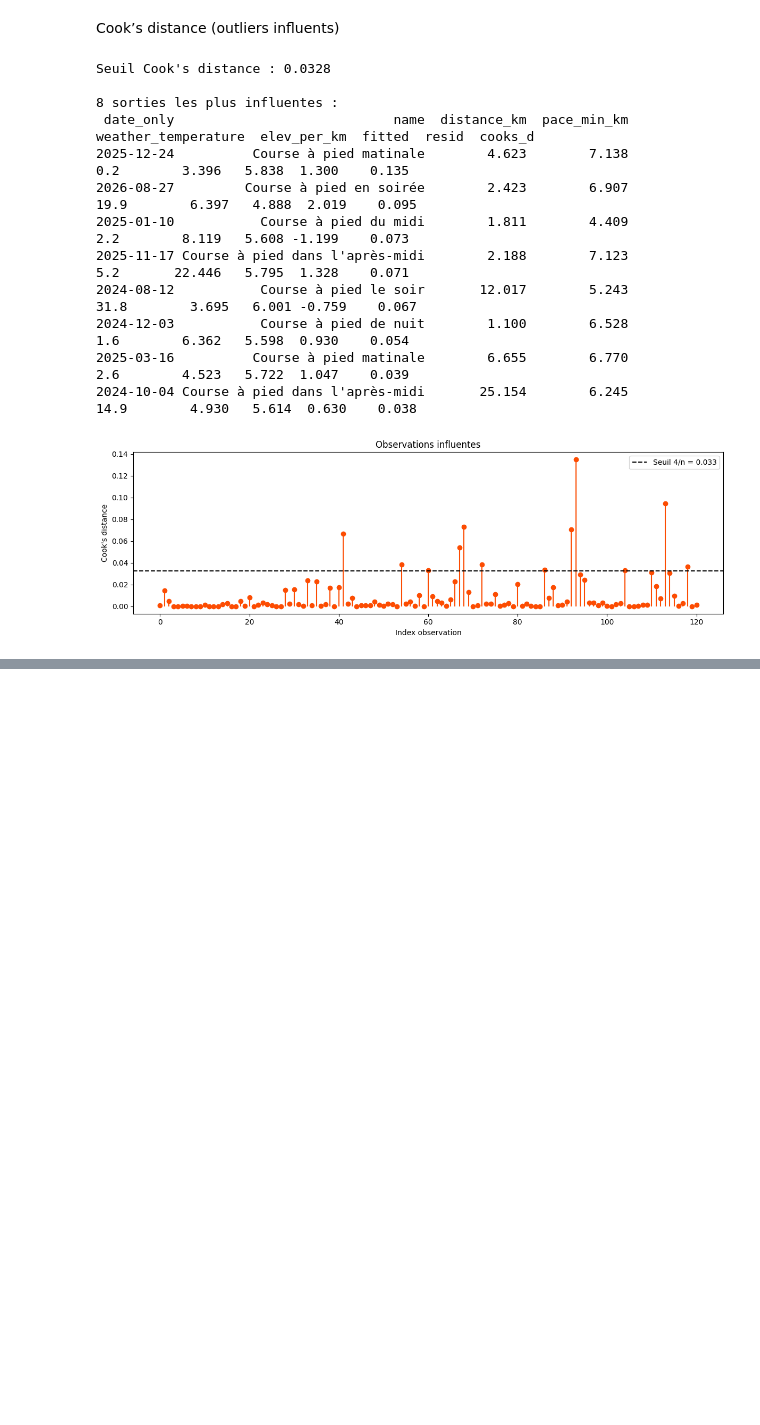
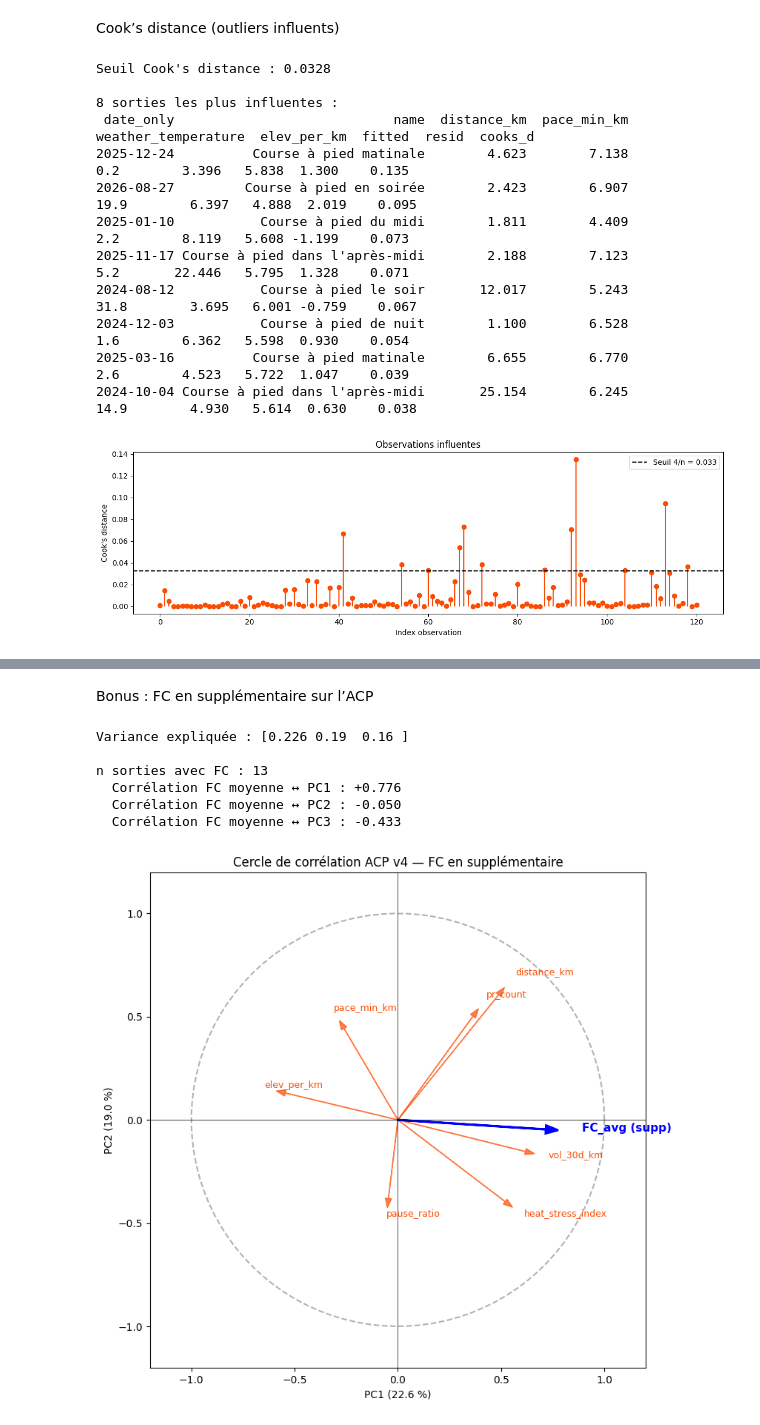
Before and after one commit to dslaskibert/StravAnalytics, a Jupyter notebook: notebooks/07_regression_multiple.ipynb, the cells around one changed output, grey strips where cells are left out. Cells and saved outputs as stored; diff of their text form; code cells hidden in the pictures; blank space fills up the shorter version.

```diff
--- a/notebooks/07_regression_multiple.ipynb
+++ b/notebooks/07_regression_multiple.ipynb
@@ -295,0 +614,76 @@ Seuil Cook's distance : 0.0328
+# %% [markdown]
+Bonus : FC en supplémentaire sur l’ACP
+# %%
+# Charger les loadings et scores de l'ACP v4 depuis le notebook 05
+# Si tu as déjà la projection ACP v4 en mémoire ou sur disque, utilise-la directement
+# Sinon on refait rapidement :
+
+from sklearn.preprocessing import StandardScaler
+from sklearn.decomposition import PCA
+
+ACTIVE_V4 = ["distance_km", "pace_min_km", "elev_per_km", "pause_ratio",
+             "pr_count", "weather_temperature", "vol_30d_km"]
+
+# Recalculer heat_stress_index pour cohérence v4 (gardé en var active dans ACP)
+dfm["heat_stress_index"] = dfm["weather_temperature"] * (1 + dfm["weather_humidity"] / 100)
+ACTIVE_V4_HSI = ["distance_km", "pace_min_km", "elev_per_km", "pause_ratio",
+                 "pr_count", "heat_stress_index", "vol_30d_km"]
+
+X_act = dfm[ACTIVE_V4_HSI].dropna()
+scaler = StandardScaler()
+X_std = scaler.fit_transform(X_act)
+pca = PCA(n_components=3)
+scores = pca.fit_transform(X_std)
+print("Variance expliquée :", np.round(pca.explained_variance_ratio_, 3))
+
+# FC en supplémentaire : corrélation avec les scores
+# Attention : seulement les 13 sorties avec HR
+has_hr = dfm.loc[X_act.index, "average_heartrate"].notna()
+hr = dfm.loc[X_act.index, "average_heartrate"]
+print(f"\nn sorties avec FC : {has_hr.sum()}")
+
+for i in range(3):
+    corr = np.corrcoef(scores[has_hr.values, i], hr[has_hr].values)[0, 1]
+    print(f"  Corrélation FC moyenne ↔ PC{i+1} : {corr:+.3f}")
+
+# Projection dans le cercle de corrélation
+# Coordonnée de FC dans le cercle = corr avec chaque PC
+hr_proj = [np.corrcoef(scores[has_hr.values, i], hr[has_hr].values)[0, 1] for i in range(2)]
+
+# Figure cercle de corrélation PC1-PC2 avec variables actives + FC supp
+fig, ax = plt.subplots(figsize=(8, 8))
+# Cercle unité
+theta = np.linspace(0, 2*np.pi, 100)
+ax.plot(np.cos(theta), np.sin(theta), "k--", alpha=0.3)
+ax.axhline(0, color="k", lw=0.5)
+ax.axvline(0, color="k", lw=0.5)
+
+# Variables actives (loadings)
+loadings = pca.components_.T * np.sqrt(pca.explained_variance_)
+for i, var in enumerate(ACTIVE_V4_HSI):
+    ax.arrow(0, 0, loadings[i, 0], loadings[i, 1], color="#FC4C02",
+             head_width=0.03, length_includes_head=True, alpha=0.7)
+    ax.text(loadings[i, 0]*1.1, loadings[i, 1]*1.1, var, fontsize=9, color="#FC4C02")
+
+# FC en supplémentaire
+ax.arrow(0, 0, hr_proj[0], hr_proj[1], color="blue",
+         head_width=0.04, length_includes_head=True, lw=2)
+ax.text(hr_proj[0]*1.15, hr_proj[1]*1.15, "FC_avg (supp)", fontsize=11,
+        color="blue", fontweight="bold")
+
+ax.set_xlim(-1.2, 1.2)
+ax.set_ylim(-1.2, 1.2)
+ax.set_xlabel(f"PC1 ({pca.explained_variance_ratio_[0]*100:.1f} %)")
+ax.set_ylabel(f"PC2 ({pca.explained_variance_ratio_[1]*100:.1f} %)")
+ax.set_title("Cercle de corrélation ACP v4 — FC en supplémentaire")
+ax.set_aspect("equal")
+plt.tight_layout()
+plt.show()
+# %% [output]
+Variance expliquée : [0.226 0.19  0.16 ]
+
+n sorties avec FC : 13
+  Corrélation FC moyenne ↔ PC1 : +0.776
+  Corrélation FC moyenne ↔ PC2 : -0.050
+  Corrélation FC moyenne ↔ PC3 : -0.433
+[figure, added]
```
Also changed, not shown: parts of 21 cells of this notebook.
